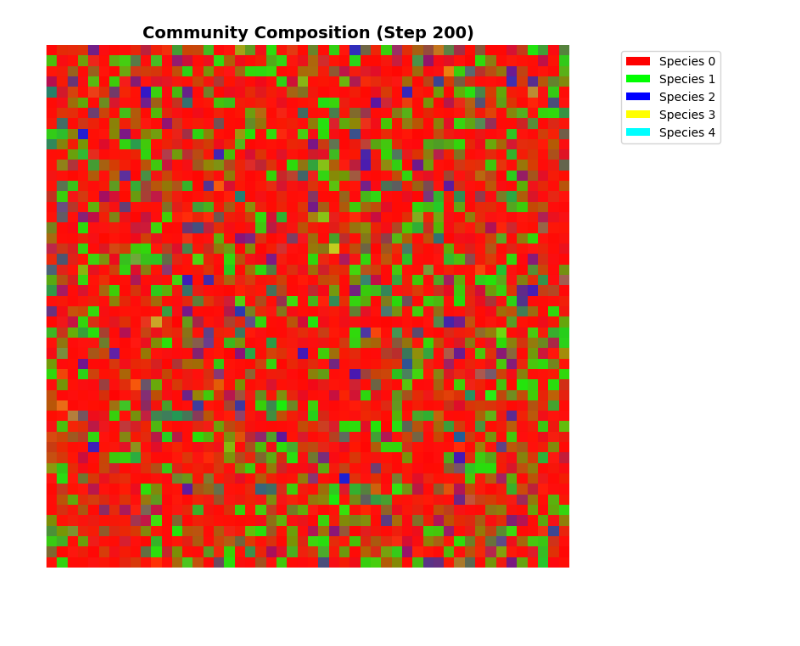
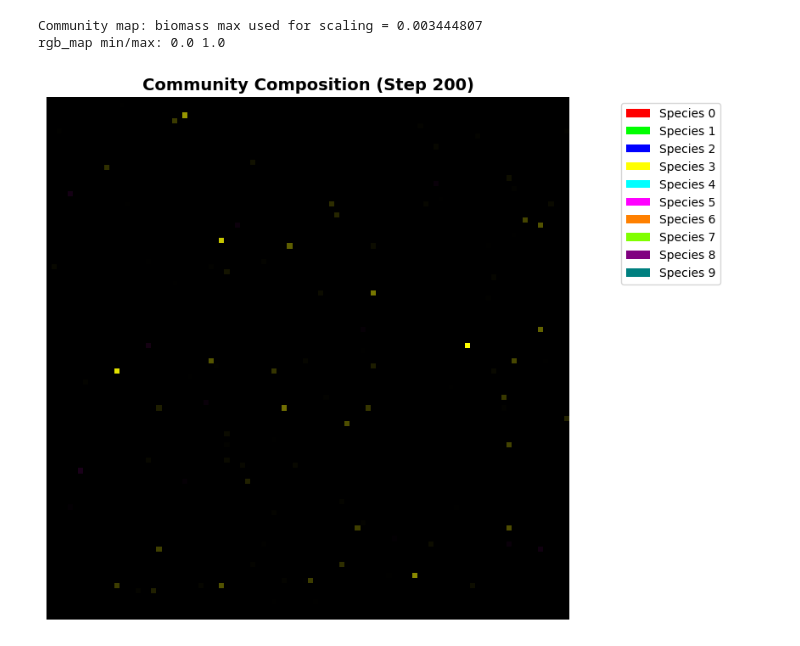
Before and after one commit to filipematos95/ElementalWorld, a Jupyter notebook: simulation_notebook.ipynb, the cells around one changed output. Saved outputs shown, nothing was run; the diff lists cells and outputs as text; code cells hidden in the pictures; blank space fills up the shorter version.

```diff
--- a/simulation_notebook.ipynb
+++ b/simulation_notebook.ipynb
@@ -144,7 +182,9 @@ TypeError: EcosystemModel.__init__() got an unexpected keyword argument 'niche_c
 # %%
-plot.plot_community_map(model.get_state(), timepoint="(Step 200)")
+plot.plot_community_map(model.get_state(), N, timepoint="(Step 200)")
 # %% [output]
+Community map: biomass max used for scaling = 0.003444807
+rgb_map min/max: 0.0 1.0
-[figure, old version]
+[figure, new version]
 # %%
 plot.plot_ecosystem_aggregate(model.get_state(), timepoint="(Step 100)")
 # %% [output]
```
Also changed, not shown: parts of 6 cells of this notebook.
